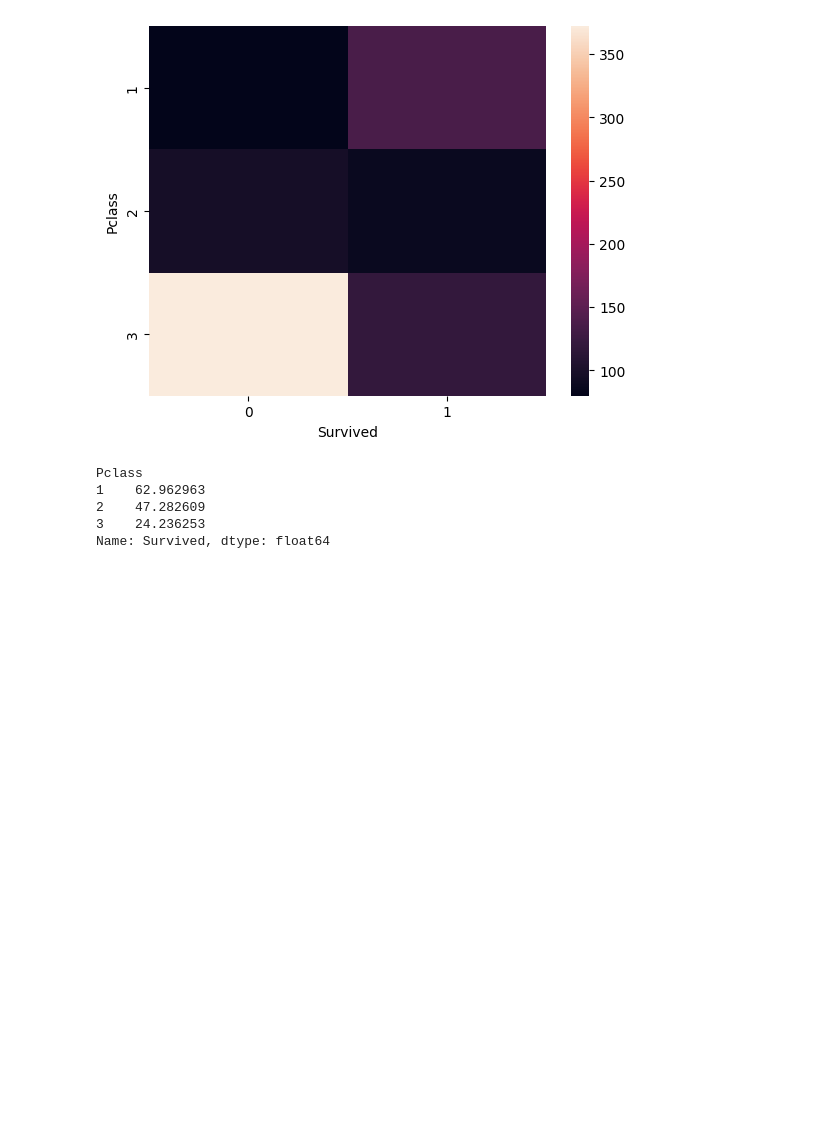
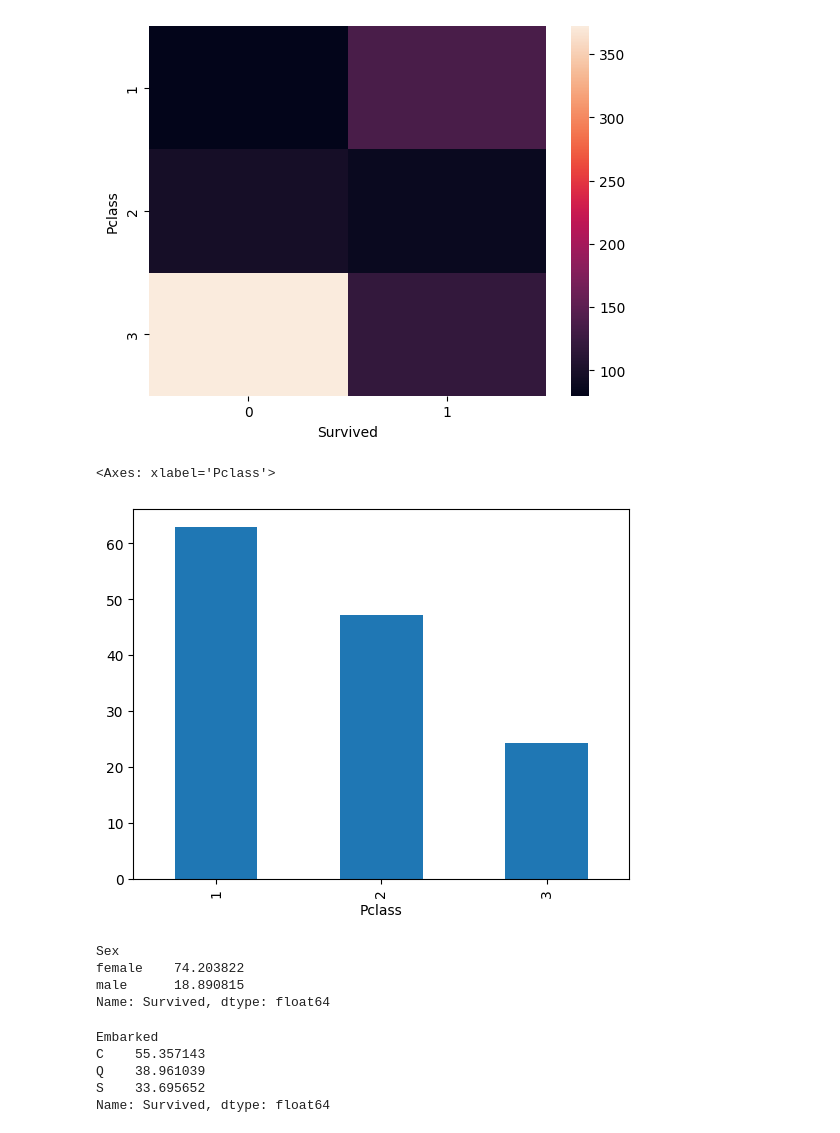
Before and after one commit to hrishavraj89/100_days_of_ml, a Jupyter notebook: bivariate_and_multivariate_analysis.ipynb, the cells around one changed output. Cells and saved outputs as stored; diff of their text form; code cells hidden in the pictures; blank space fills up the shorter version.

```diff
--- a/bivariate_and_multivariate_analysis.ipynb
+++ b/bivariate_and_multivariate_analysis.ipynb
@@ -123,12 +123,24 @@ sns.heatmap(pd.crosstab(titanic['Pclass'], titanic['Survived']))
 # %%
 # groupby('Pclass') → Splits the data into groups (all rows where Pclass = 1, all rows where Pclass = 2).
 # ['Survived'] → Select the column we want to analyze.
 # .mean() → Apply the function (average) to each group.
 
-titanic.groupby('Pclass')['Survived'].mean() * 100
+(titanic.groupby('Pclass')['Survived'].mean() * 100).plot(kind='bar')
 # %% [output]
-Pclass
-1    62.962963
-2    47.282609
-3    24.236253
-Name: Survived, dtype: float64
+<Axes: xlabel='Pclass'>
+[figure, added]
+# %%
+titanic.groupby('Sex')['Survived'].mean() * 100
+# %% [output]
+Sex
+female    74.203822
+male      18.890815
+Name: Survived, dtype: float64
+# %%
+titanic.groupby('Embarked')['Survived'].mean() * 100
+# %% [output]
+Embarked
+C    55.357143
+Q    38.961039
+S    33.695652
+Name: Survived, dtype: float64
```
